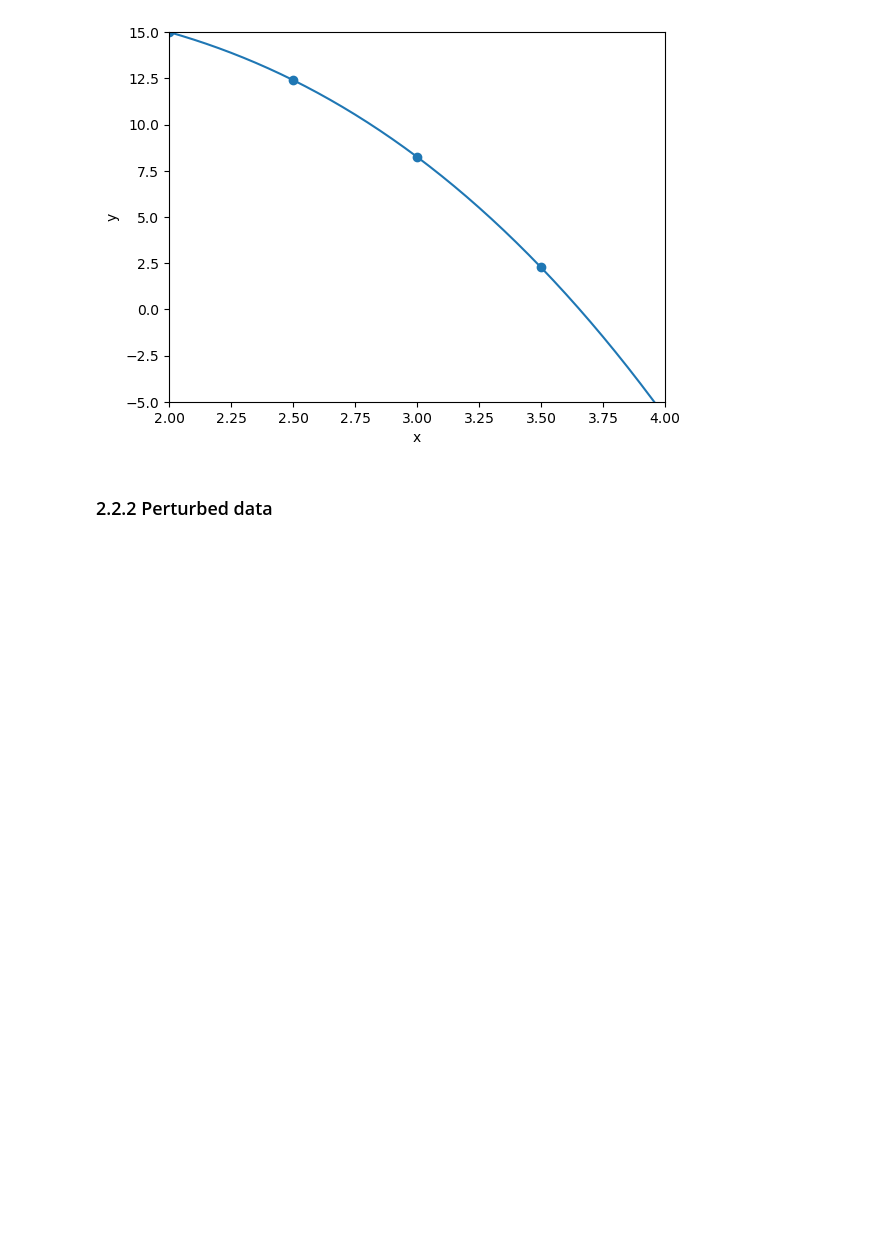
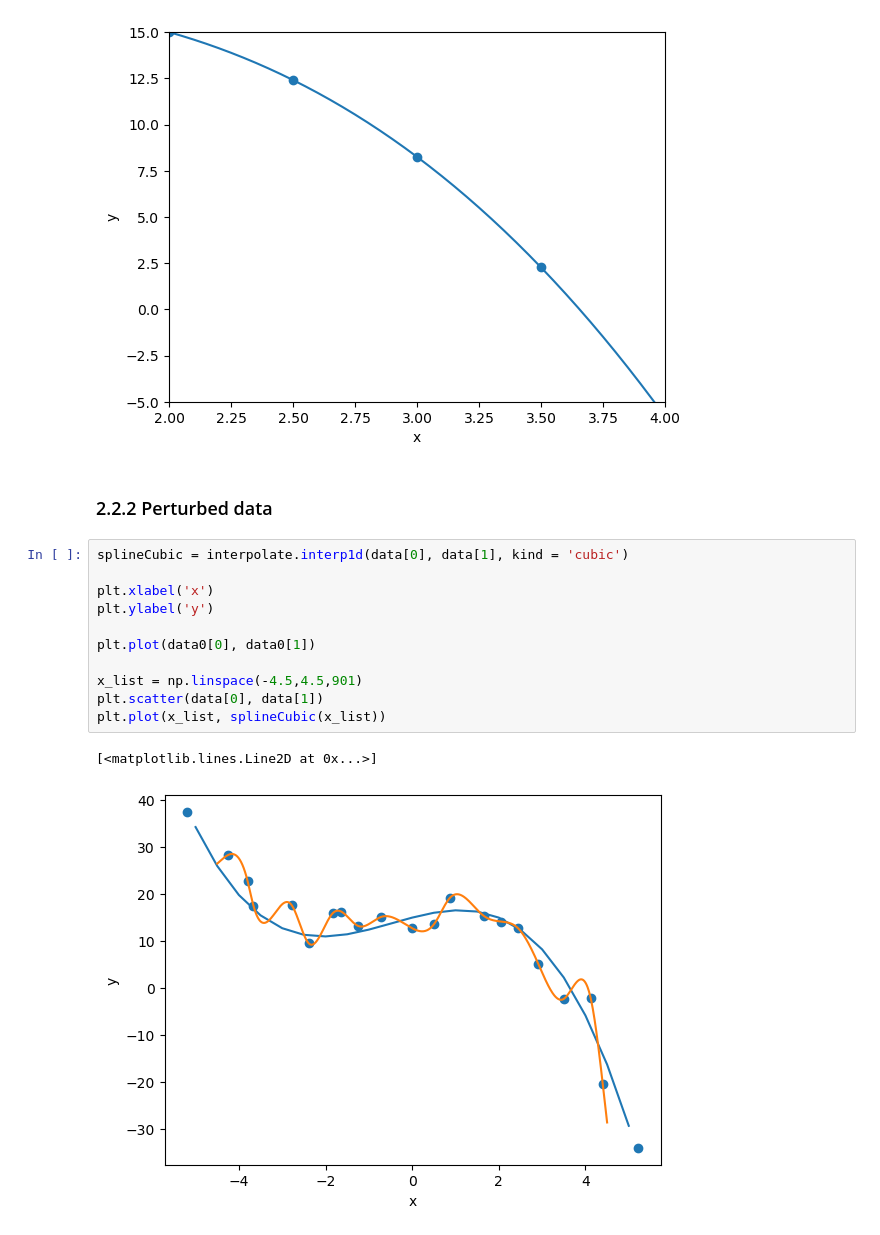
Before and after one commit to A-Hashemiann/Computational-Science, a Jupyter notebook: Computational-Physics/Taylor_Series.ipynb, the cells around one changed output. Cells and saved outputs as stored; diff of their text form; blank space fills up the shorter version.

Commit message:
Perturbed_Data

```diff
--- a/Computational-Physics/Taylor_Series.ipynb
+++ b/Computational-Physics/Taylor_Series.ipynb
@@ -283,3 +283,17 @@ plt.plot(x_list, splineCubic0(x_list))
 [figure]
 # %% [markdown]
 ### 2.2.2 Perturbed data
+# %%
+splineCubic = interpolate.interp1d(data[0], data[1], kind = 'cubic')
+
+plt.xlabel('x')
+plt.ylabel('y')
+
+plt.plot(data0[0], data0[1])
+
+x_list = np.linspace(-4.5,4.5,901)
+plt.scatter(data[0], data[1])
+plt.plot(x_list, splineCubic(x_list))
+# %% [output]
+[<matplotlib.lines.Line2D at 0x...>]
+[figure, added]
```
Also changed, not shown: parts of 2 cells of this notebook.
